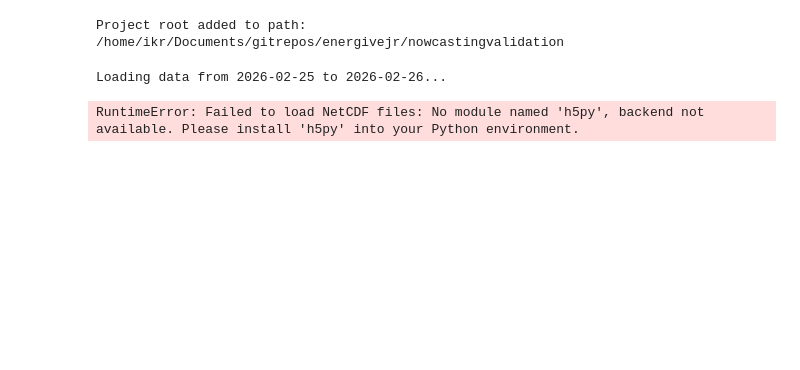
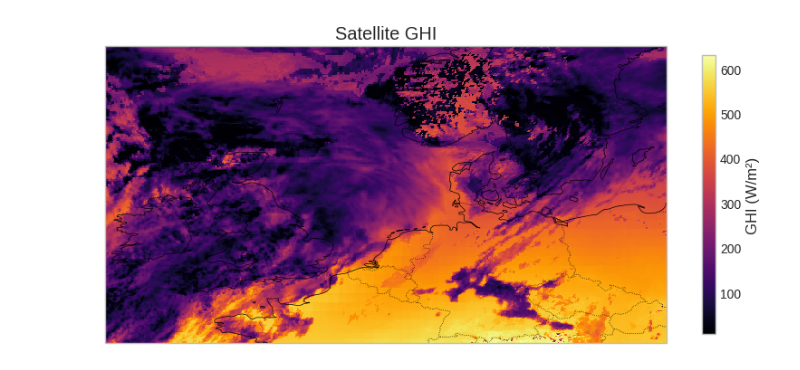
Before and after one commit to dmidk/sunflow-scores, a Jupyter notebook: notebooks/validator-notebook.ipynb, the cells around one changed output. Cells and saved outputs as stored; diff of their text form; code cells hidden in the pictures; blank space fills up the shorter version.

Commit message:
simplified notebook and adding cartopy

```diff
--- a/notebooks/validator-notebook.ipynb
+++ b/notebooks/validator-notebook.ipynb
@@ -4,47 +7,20 @@
 # %%
-import sys
-import os
+import xarray as xr
+import matplotlib.pyplot as plt
+import cartopy.crs as ccrs
+import cartopy.feature as cfeature
+from pathlib import Path
 
-# Add the main project folder to Python's path
-project_root = os.path.abspath(os.path.join(os.getcwd(), '..'))
-if project_root not in sys.path:
-    sys.path.append(project_root)
-
-print(f"Project root added to path: {project_root}")
+# Directories where the data lives
+OBS_DIR = Path("/dmidata/projects/energivejr/satellite_data")
+NWC_DIR = Path("/dmidata/projects/energivejr/nowcasts")
-# %% [output]
-Project root added to path: /home/ikr/Documents/gitrepos/energivejr/nowcastingvalidation
 # %%
-import xarray as xr
-import matplotlib.pyplot as plt
+## 1. Open a single Observation file
 
-# Import the classes you built!
-from validator import SatelliteNowcastLoader, SatelliteObservationLoader, ScoresCalculator
+# Observation files are named like: `NetCDF4_sds_2026-02-26T12_00_00Z.nc`
 
-# Set a nice style for our plots
-plt.style.use('bmh')
+# We open it with xr.open_dataset() and inspect the contents.
+
+# Open a single observation file
+obs_file = 'NetCDF4_sds_2026-02-26T12_00_00Z.nc'
+obs_ds = xr.open_dataset(OBS_DIR / obs_file, engine="h5netcdf")
-# %%
-
-start_date = "2026-02-25"
-end_date = "2026-02-26"
-
-print(f"Loading data from {start_date} to {end_date}...")
-
-# 1. Load Nowcasts
-nwc_loader = SatelliteNowcastLoader()
-nowcasts = nwc_loader.load_data(start_date, end_date)
-
-# 2. Load Observations
-obs_loader = SatelliteObservationLoader()
-observations = obs_loader.load_data(start_date, end_date)
-
-# IMPORTANT DATA CHECK:
-# If your observation variable is named something like 'SIS' instead of 'GHI',
-# uncomment the line below and change 'SIS' to whatever it actually is!
-# observations = observations.rename({'SIS': 'GHI'})
-
-print("\n--- Available Variables ---")
-print("Nowcasts:", list(nowcasts.data_vars))
-print("Observations:", list(observations.data_vars))
-# %% [output]
-Loading data from 2026-02-25 to 2026-02-26...
-RuntimeError: Failed to load NetCDF files: No module named 'h5py', backend not available. Please install 'h5py' into your Python environment.
@@ -90,0 +27,12 @@ plt.show()
+# %%
+fig = plt.figure(figsize=(10, 8))
+ax = fig.add_subplot(1, 1, 1, projection=ccrs.PlateCarree())
+
+obs_ds.sds.plot(ax=ax, transform=ccrs.PlateCarree(), cmap='inferno', cbar_kwargs={'label': 'GHI (W/m²)', 'shrink': 0.5})
+
+ax.coastlines()
+ax.add_feature(cfeature.BORDERS, linestyle=':')
+ax.set_title(f"Satellite GHI")
+plt.show()
+# %% [output]
+[figure, added]
```
Also changed, not shown: parts of 8 cells of this notebook, 4 other files.
